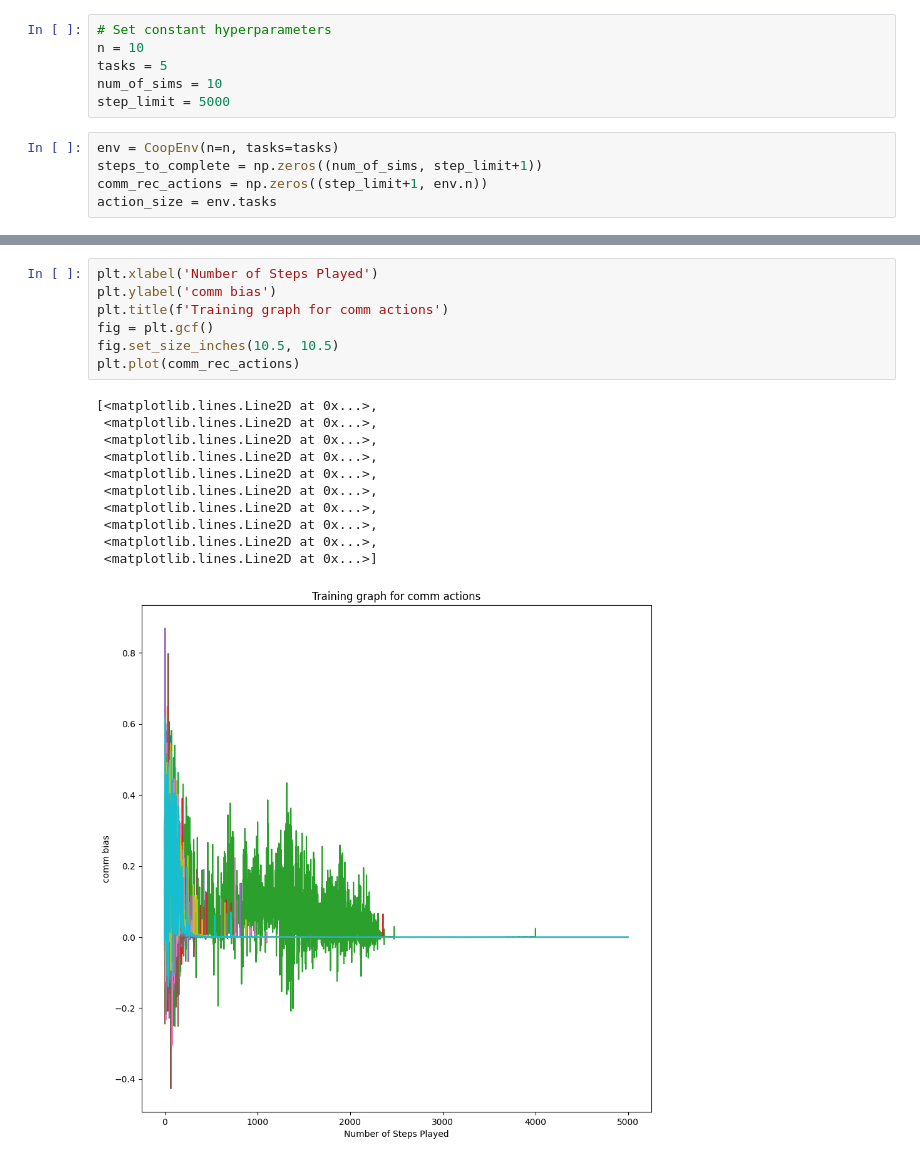
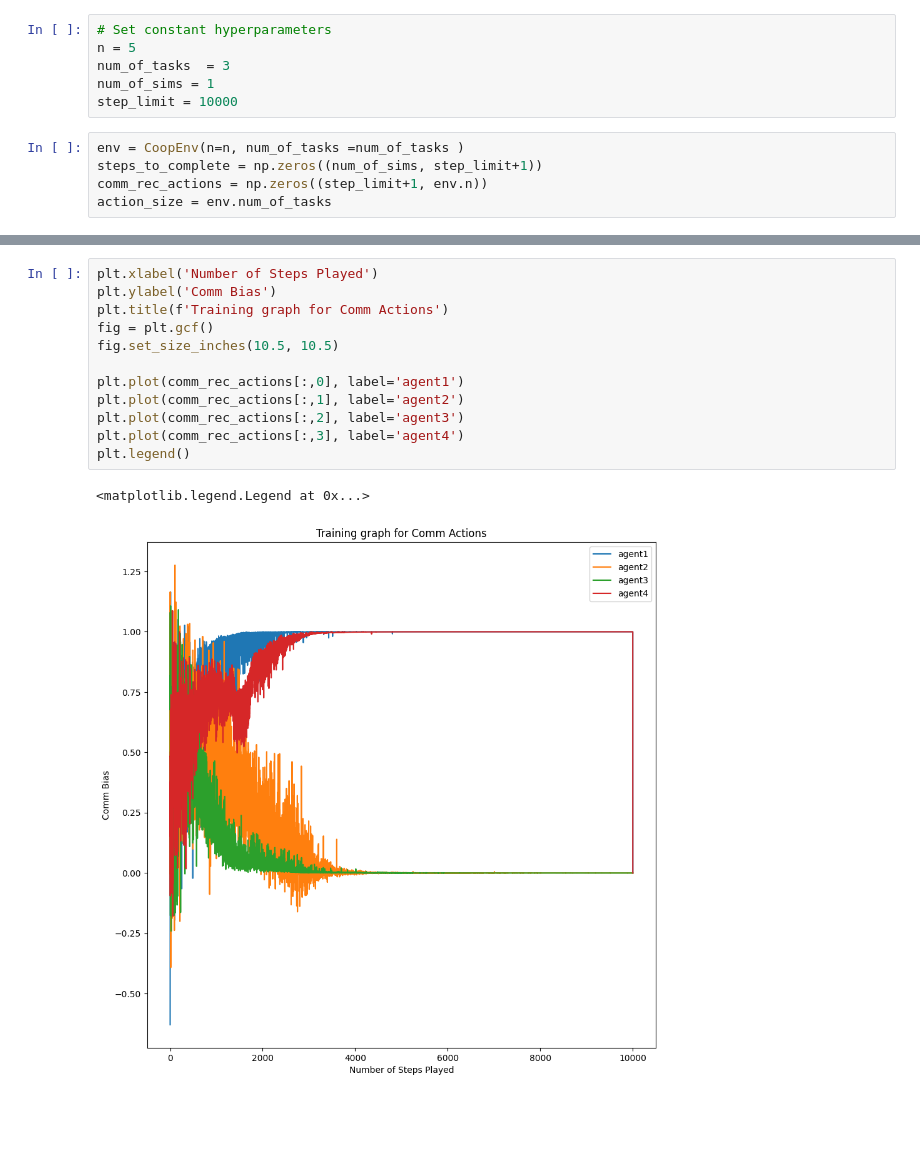
Before and after one commit to akhimoche/coop-form-marl, a Jupyter notebook: driver_code.ipynb, the cells around one changed output, grey strips where cells are left out. Saved outputs shown, nothing was run; the diff lists cells and outputs as text; blank space fills up the shorter version.

Commit message:
updated from base+comm

```diff
--- a/driver_code.ipynb
+++ b/driver_code.ipynb
@@ -9,14 +8,14 @@ import tensorflow as tf
 # %%
 # Set constant hyperparameters
-n = 10
-tasks = 5
-num_of_sims = 10
-step_limit = 5000
+n = 5
+num_of_tasks  = 3
+num_of_sims = 1
+step_limit = 10000
 # %%
-env = CoopEnv(n=n, tasks=tasks)
+env = CoopEnv(n=n, num_of_tasks =num_of_tasks )
 steps_to_complete = np.zeros((num_of_sims, step_limit+1))
 comm_rec_actions = np.zeros((step_limit+1, env.n))
-action_size = env.tasks
+action_size = env.num_of_tasks
 # %%
 def main():
 
@@ -112,22 +79,18 @@ plt.plot(b)
 # %%
 plt.xlabel('Number of Steps Played')
-plt.ylabel('comm bias')
-plt.title(f'Training graph for comm actions')
+plt.ylabel('Comm Bias')
+plt.title(f'Training graph for Comm Actions')
 fig = plt.gcf()
 fig.set_size_inches(10.5, 10.5)
-plt.plot(comm_rec_actions)
+
+plt.plot(comm_rec_actions[:,0], label='agent1')
+plt.plot(comm_rec_actions[:,1], label='agent2')
+plt.plot(comm_rec_actions[:,2], label='agent3')
+plt.plot(comm_rec_actions[:,3], label='agent4')
+plt.legend()
 # %% [output]
-[<matplotlib.lines.Line2D at 0x...>,
- <matplotlib.lines.Line2D at 0x...>,
- <matplotlib.lines.Line2D at 0x...>,
- <matplotlib.lines.Line2D at 0x...>,
- <matplotlib.lines.Line2D at 0x...>,
- <matplotlib.lines.Line2D at 0x...>,
- <matplotlib.lines.Line2D at 0x...>,
- <matplotlib.lines.Line2D at 0x...>,
- <matplotlib.lines.Line2D at 0x...>,
- <matplotlib.lines.Line2D at 0x...>]
+<matplotlib.legend.Legend at 0x...>
-[figure, old version]
+[figure, new version]
 # %%
 # Get coalition structure
 print(env.CS)
```
Also changed, not shown: parts of 7 cells of this notebook, 28 other files.
